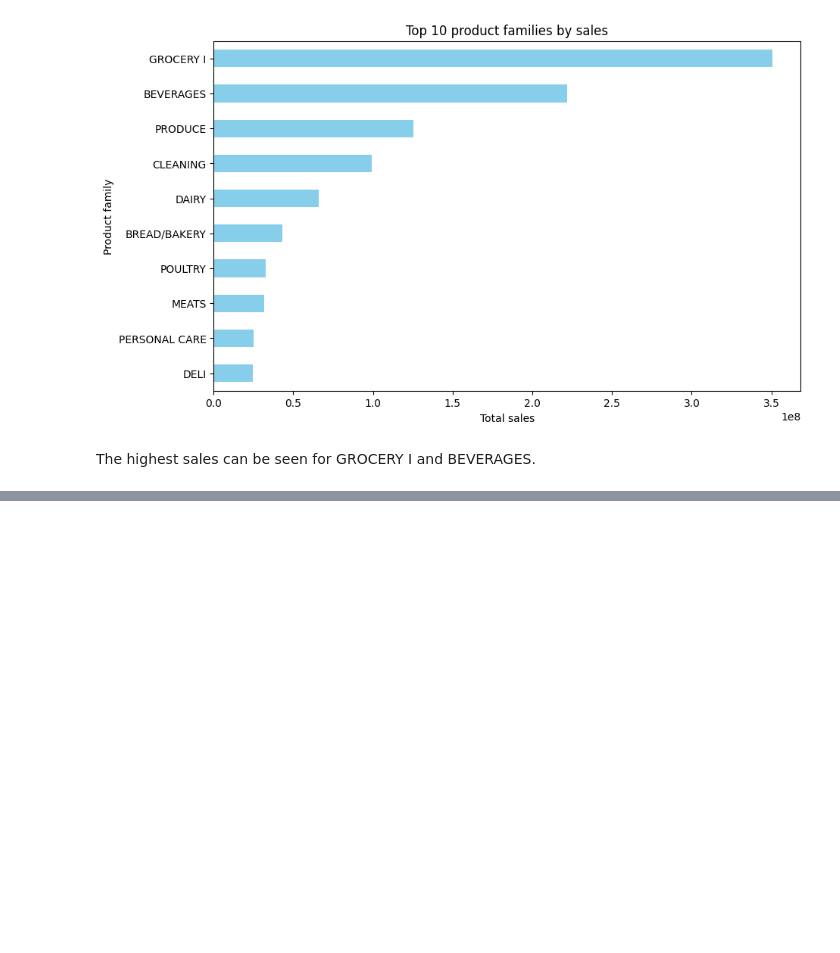
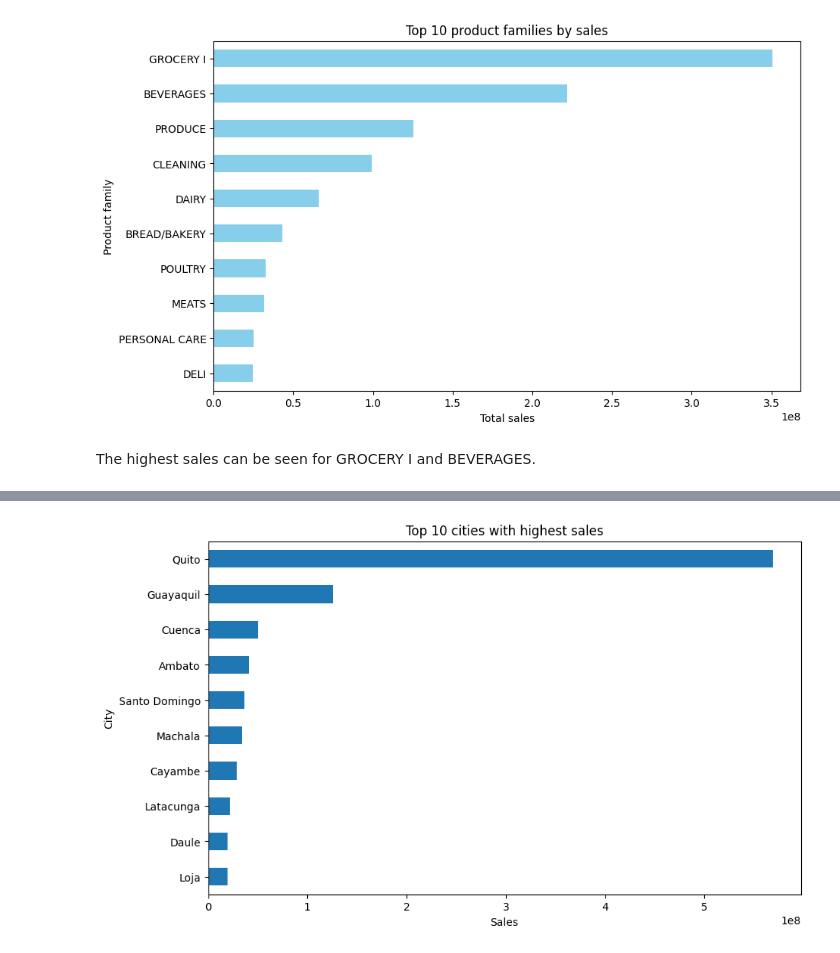
Before and after one commit to geethavenk/Sales_forecasting, a Jupyter notebook: notebooks/EDA_V1.ipynb, the cells around one changed output, grey strips where cells are left out. Saved outputs shown, nothing was run; the diff lists cells and outputs as text; code cells hidden in the pictures; blank space fills up the shorter version.

```diff
--- a/notebooks/EDA_V1.ipynb
+++ b/notebooks/EDA_V1.ipynb
@@ -338,0 +354,14 @@ The highest sales can be seen for GROCERY I  and BEVERAGES.
+# %%
+# select top 10 cities with highest sales
+top_10_cities = train.groupby('city')['sales'].sum().sort_values(ascending=False).head(10)
+
+#plot
+plt.figure(figsize=(10,6))
+top_10_cities.plot(kind='barh')
+plt.gca().invert_yaxis()
+plt.title('Top 10 cities with highest sales')
+plt.xlabel('Sales')
+plt.ylabel('City')
+plt.show()
+# %% [output]
+[figure, added]
```
Also changed, not shown: parts of 7 cells of this notebook.
